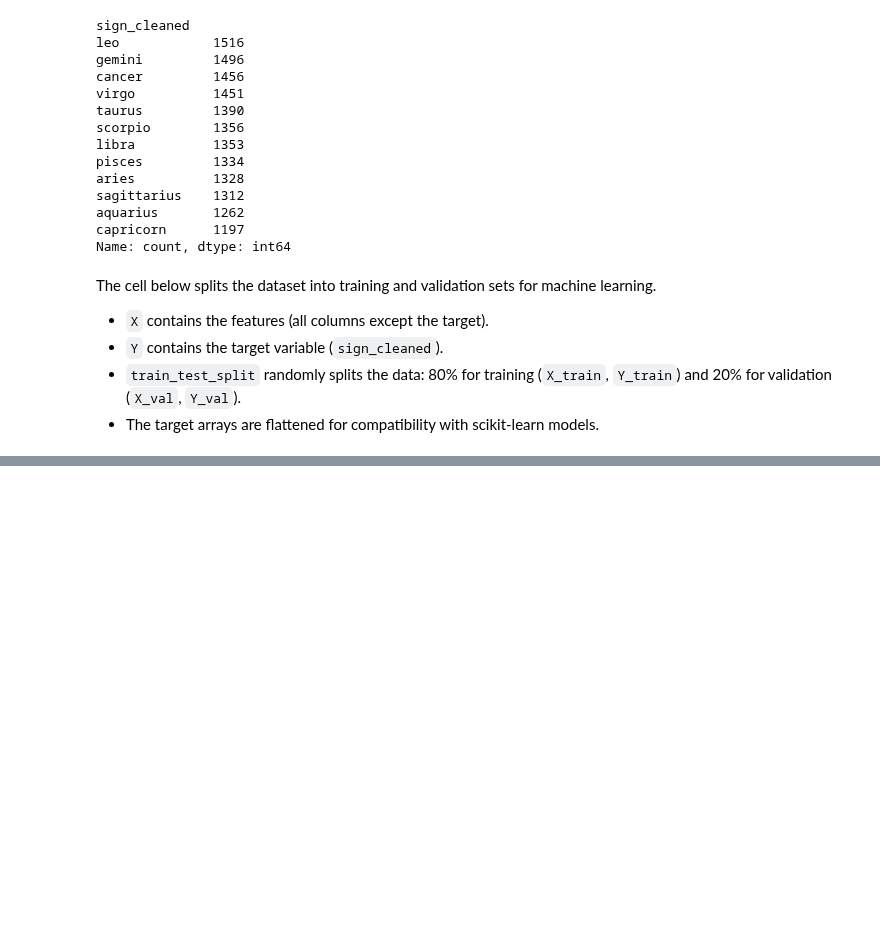
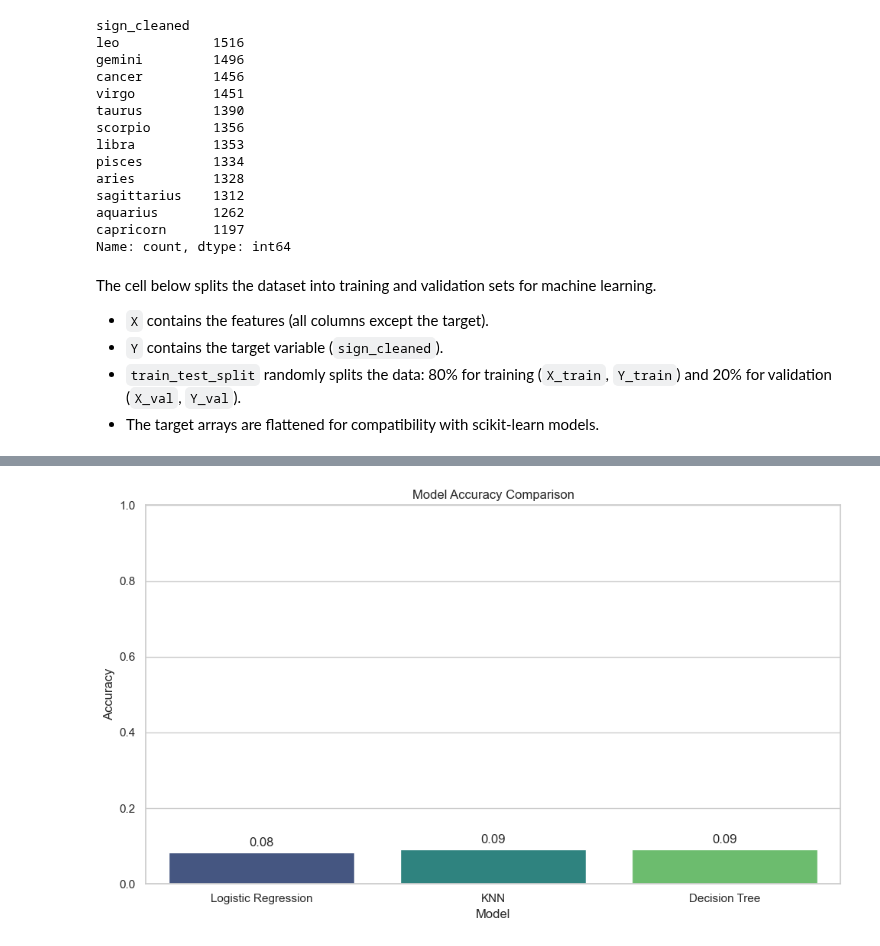
Before and after one commit to nsmith7atafi/OKCupid_Project, a Jupyter notebook: date-a-scientist.ipynb, the cells around one changed output, grey strips where cells are left out. Saved outputs shown, nothing was run; the diff lists cells and outputs as text; code cells hidden in the pictures; blank space fills up the shorter version.

```diff
--- a/date-a-scientist.ipynb
+++ b/date-a-scientist.ipynb
@@ -716,0 +977,16 @@ Y_val = Y_val.to_numpy().ravel()
+# %%
+# Plot the accuracy of the three models
+model_names = ['Logistic Regression', 'KNN', 'Decision Tree']
+accuracies = [log_reg_accuracy, knn_accuracy, decision_tree_accuracy]
+plt.figure(figsize=(10, 6))
+sns.barplot(x=model_names, y=accuracies, palette='viridis')
+plt.title('Model Accuracy Comparison')
+plt.xlabel('Model')
+plt.ylabel('Accuracy')
+plt.ylim(0, 1)
+for i, v in enumerate(accuracies):
+    plt.text(i, v + 0.01, f"{v:.2f}", ha='center', va='bottom')
+plt.tight_layout()
+plt.show()
+# %% [output]
+[figure, added]
```
Also changed, not shown: parts of 23 cells of this notebook.
